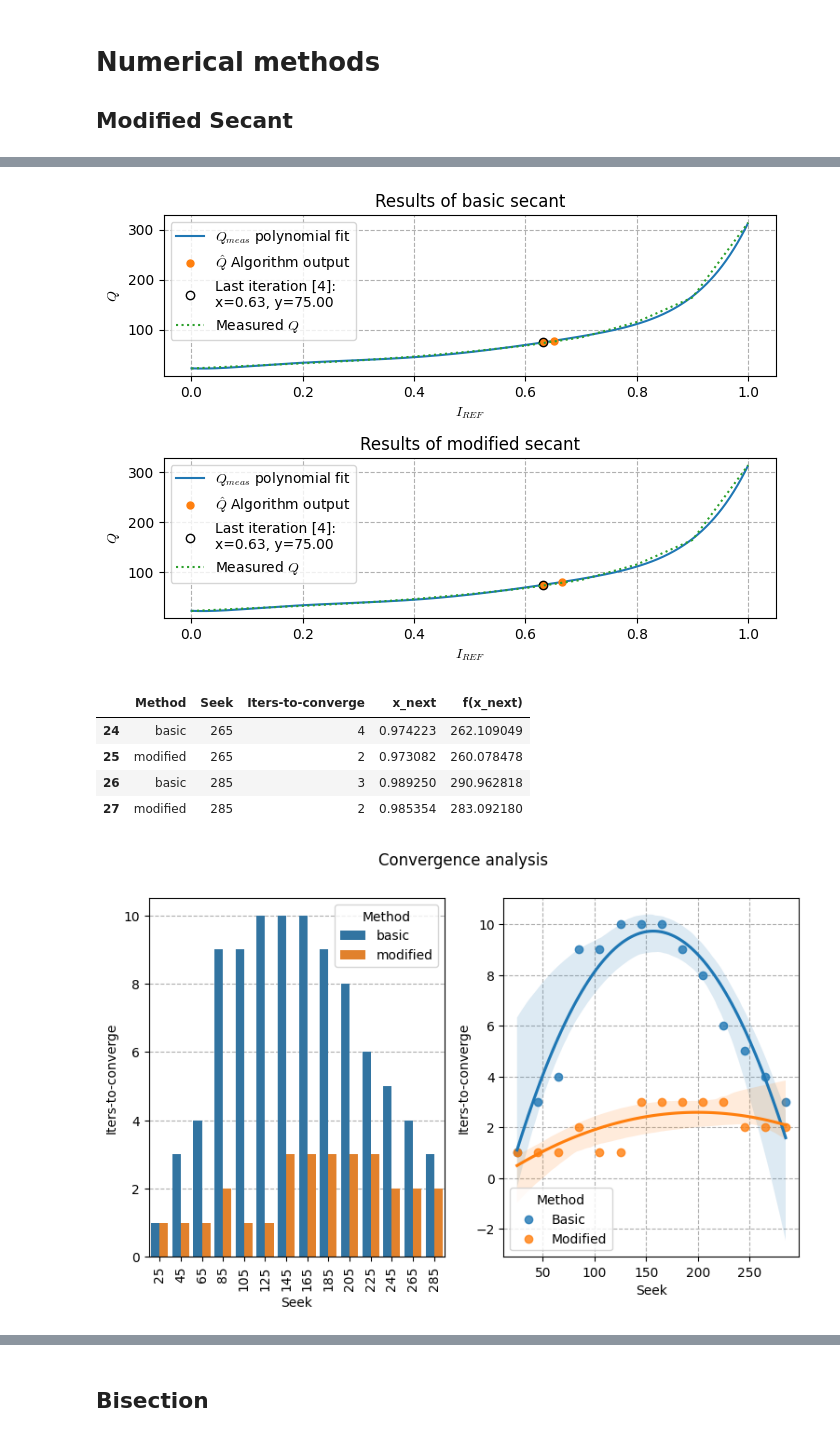
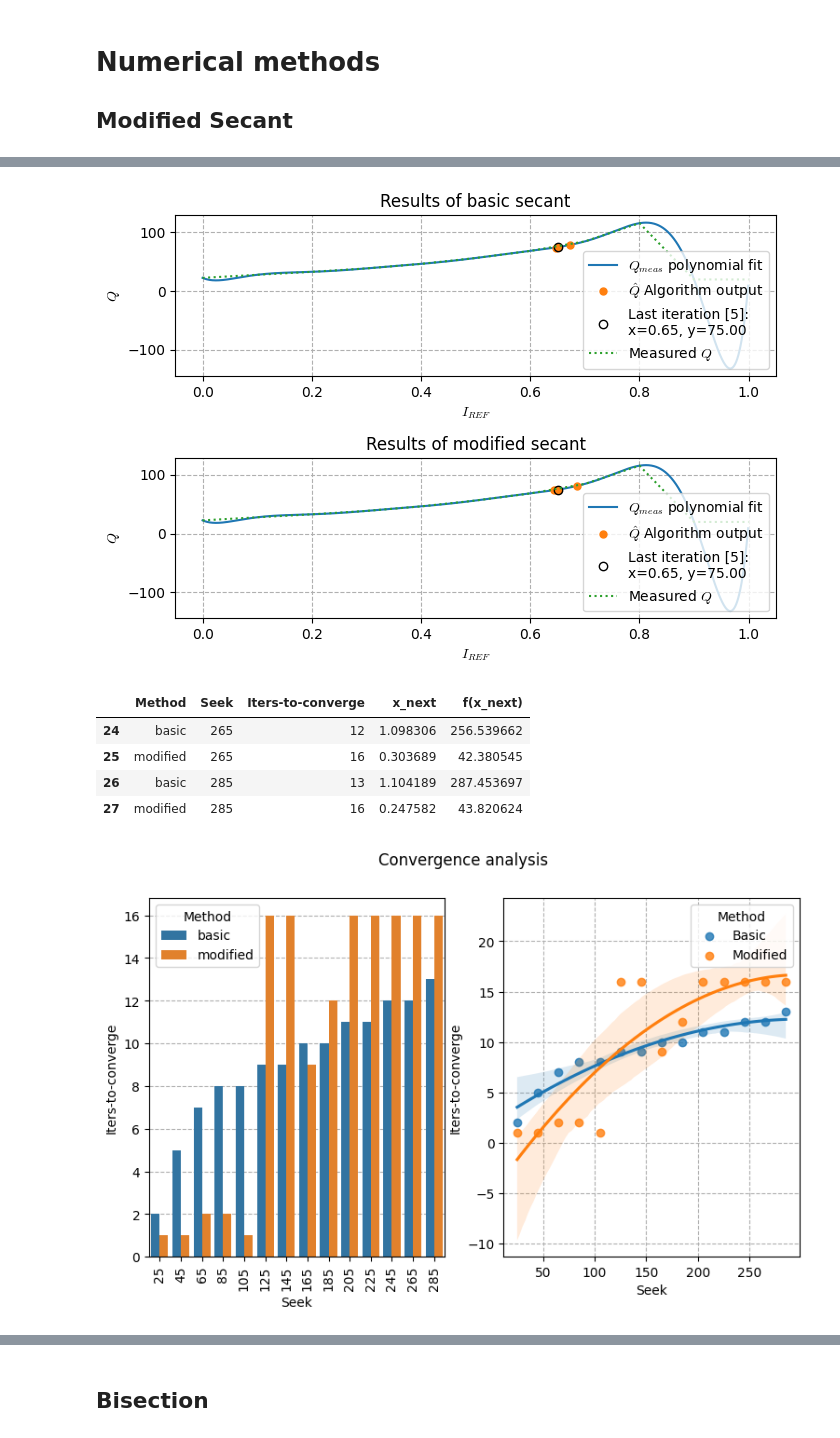
Before and after one commit to pesadaum/tcc, a Jupyter notebook: prototype/main.ipynb, the cells around one changed output, grey strips where cells are left out. Cells and saved outputs as stored; diff of their text form; code cells hidden in the pictures.

```diff
--- a/prototype/main.ipynb
+++ b/prototype/main.ipynb
@@ -37,31 +37,37 @@ q_values
 | 8 | 0.8 | 115.720 |
 | 9 | 0.9 | 164.860 |
 | 10 | 1.0 | 314.650 |
+# %%
+def q_func_polynomial(x, q_values=q_values, deg=6, q_drop=False):
+
+    if q_drop:
+        # drops Q-factor due to system indefinite oscilation
+        q_values.loc[:, 'Q'][q_values['i_ref'] >= 0.9] = 20.0
+
+    fit = np.polyfit(q_values['i_ref'], q_values['Q'], deg)
+    poly = np.poly1d(fit)
+
+    return poly
 # %% [markdown]
 # Numerical methods
 
 ## Modified Secant
-# %%
-def q_func_polynomial(x, q_values=q_values, deg=6):
-    fit = np.polyfit(q_values[0], q_values[1], deg)
-    poly = np.poly1d(fit)
-    return poly
 # %%
-x0 = 0.3
-x1 = 0.6
+x0 = 0.1
+x1 = 0.9
 seek = 75
 tol = 1e-3
 MAX_ITER = 64
 
 x = np.arange(0, 1, 1e-3)
-f = q_func_polynomial(x)
+f = q_func_polynomial(x, deg=12, q_drop=True)
 y = f(x)
 
 res_sec = secant(x0, x1, seek, tol, f, MAX_ITER, debug=True)
 res_mod = mod_secant(x0, x1, seek, tol, f, MAX_ITER, debug=True)
 
-print('Basic secant:\n', res_sec.loc[:, ['iter', 'x_next', 'f(x_next)']])
+print('Basic secant:\n', res_sec.loc[:, ['iter', 'x_next', 'f(x_next)', 'error']])
 print()
-print('Modified secant:\n', res_mod.loc[:, ['iter', 'x_next', 'f(x_next)']])
+print('Modified secant:\n', res_mod.loc[:, ['iter', 'x_next', 'f(x_next)', 'error']])
 # %% [output]
 Basic secant:
@@ -104,7 +113,7 @@ ax[0].plot(q_x, q_y, 'o',
            label=f'Last iteration [{last_iter}]:\nx={q_x:.2f}, y={q_y:.2f}',
            c='k', fillstyle='none',)
 
-ax[0].plot(q_values[0], q_values[1], ':', label='Measured $Q$')
+ax[0].plot(q_values['i_ref'], q_values['Q'], ':', label='Measured $Q$')
 
 
 q_x = res_mod.iloc[-1, 6]
@@ -115,7 +124,7 @@ ax[1].plot(q_x, q_y, 'o',
            label=f'Last iteration [{last_iter}]:\nx={q_x:.2f}, y={q_y:.2f}',
            c='k', fillstyle='none',)
 
-ax[1].plot(q_values[0], q_values[1], ':', label='Measured $Q$')
+ax[1].plot(q_values['i_ref'], q_values['Q'], ':', label='Measured $Q$')
 
 ax[0].set_title('Results of basic secant')
 ax[1].set_title('Results of modified secant')
@@ -127,13 +136,13 @@ for ax in ax:
 fig.tight_layout()
 plt.show()
 # %% [output]
-[figure, old version]
+[figure, new version]
 # %%
 x0 = 0.0
 x1 = 1.0
 multiple_seeks = np.arange(25, 300, 20)
 tol = 10
-MAX_ITER = 64
+MAX_ITER = 16
 
 x = np.arange(0, 1, 1e-3)
 f = q_func_polynomial(x)
@@ -167,36 +176,36 @@ m_seeks_df = pd.DataFrame(m_seeks_records)
 m_seeks_df.tail(4)
 # %% [output]
 |  | Method | Seek | Iters-to-converge | x_next | f(x_next) |
-| 24 | basic | 265 | 4 | 0.974223 | 262.109049 |
-| 25 | modified | 265 | 2 | 0.973082 | 260.078478 |
-| 26 | basic | 285 | 3 | 0.989250 | 290.962818 |
-| 27 | modified | 285 | 2 | 0.985354 | 283.092180 |
+| 24 | basic | 265 | 12 | 1.098306 | 256.539662 |
+| 25 | modified | 265 | 16 | 0.303689 | 42.380545 |
+| 26 | basic | 285 | 13 | 1.104189 | 287.453697 |
+| 27 | modified | 285 | 16 | 0.247582 | 43.820624 |
 # %%
-f, ax = plt.subplots(figsize=(9, 5), ncols=2)
+fig, ax = plt.subplots(figsize=(9, 5), ncols=2)
 
 basic = m_seeks_df[m_seeks_df['Method'] == 'basic']
 modif = m_seeks_df[m_seeks_df['Method'] == 'modified']
 
 sns.barplot(data=m_seeks_df,
             y='Iters-to-converge',
             x='Seek',
             hue='Method',
             orient='v',
             ax=ax[0])
 
 ax[0].set_xticklabels(rotation=90, labels=basic['Seek'])
 
 sns.regplot(data=basic, x='Seek', y='Iters-to-converge', ax=ax[1], order=2, label='Basic')
 sns.regplot(data=modif, x='Seek', y='Iters-to-converge', ax=ax[1], order=2, label='Modified')
 
 ax[1].legend(title='Method')
 
-f.suptitle('Convergence analysis')
+fig.suptitle('Convergence analysis')
 
 
 plt.show()
 # %% [output]
-[figure, old version]
+[figure, new version]
 # %%
 
 
```
Also changed, not shown: parts of 6 cells of this notebook, 2 other files.
